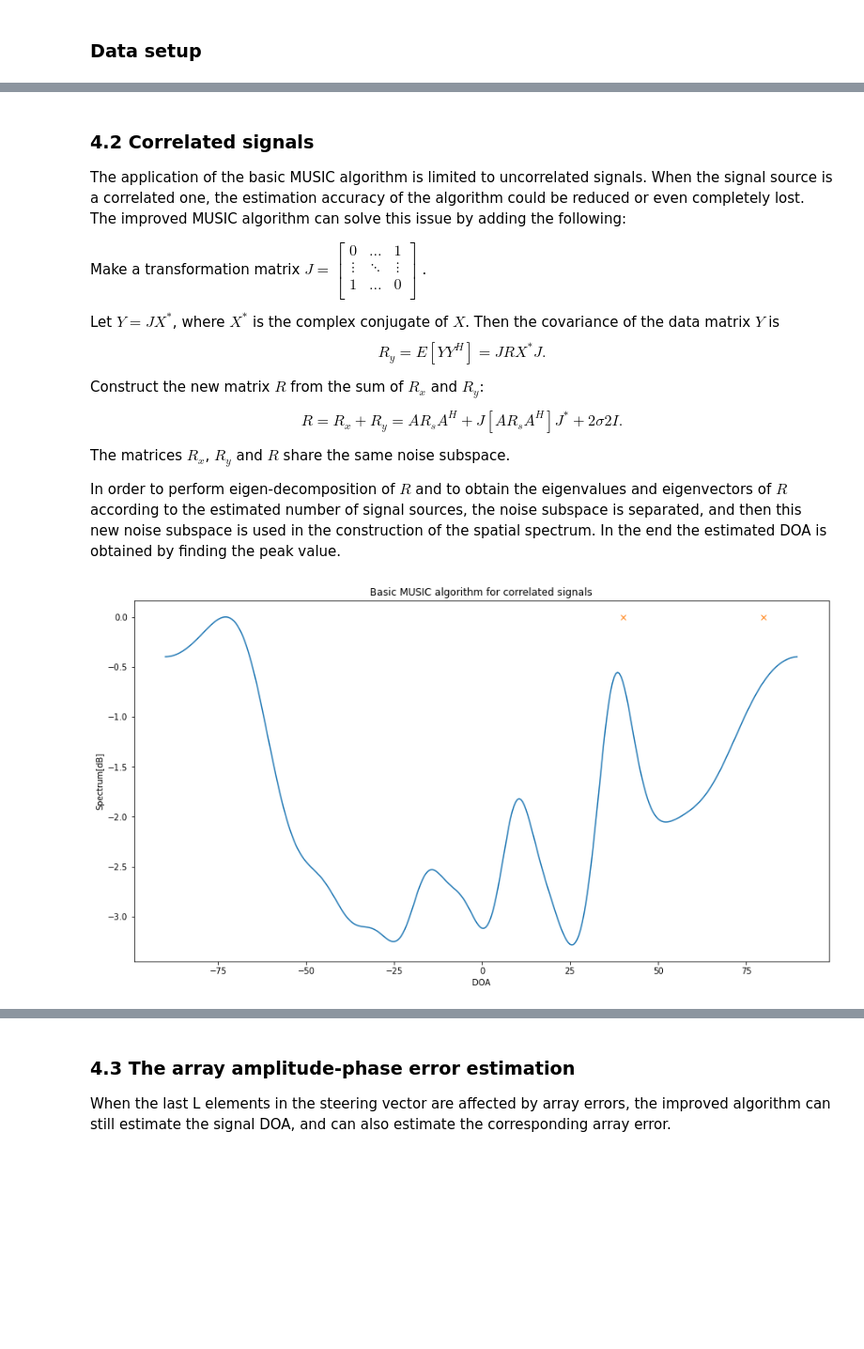
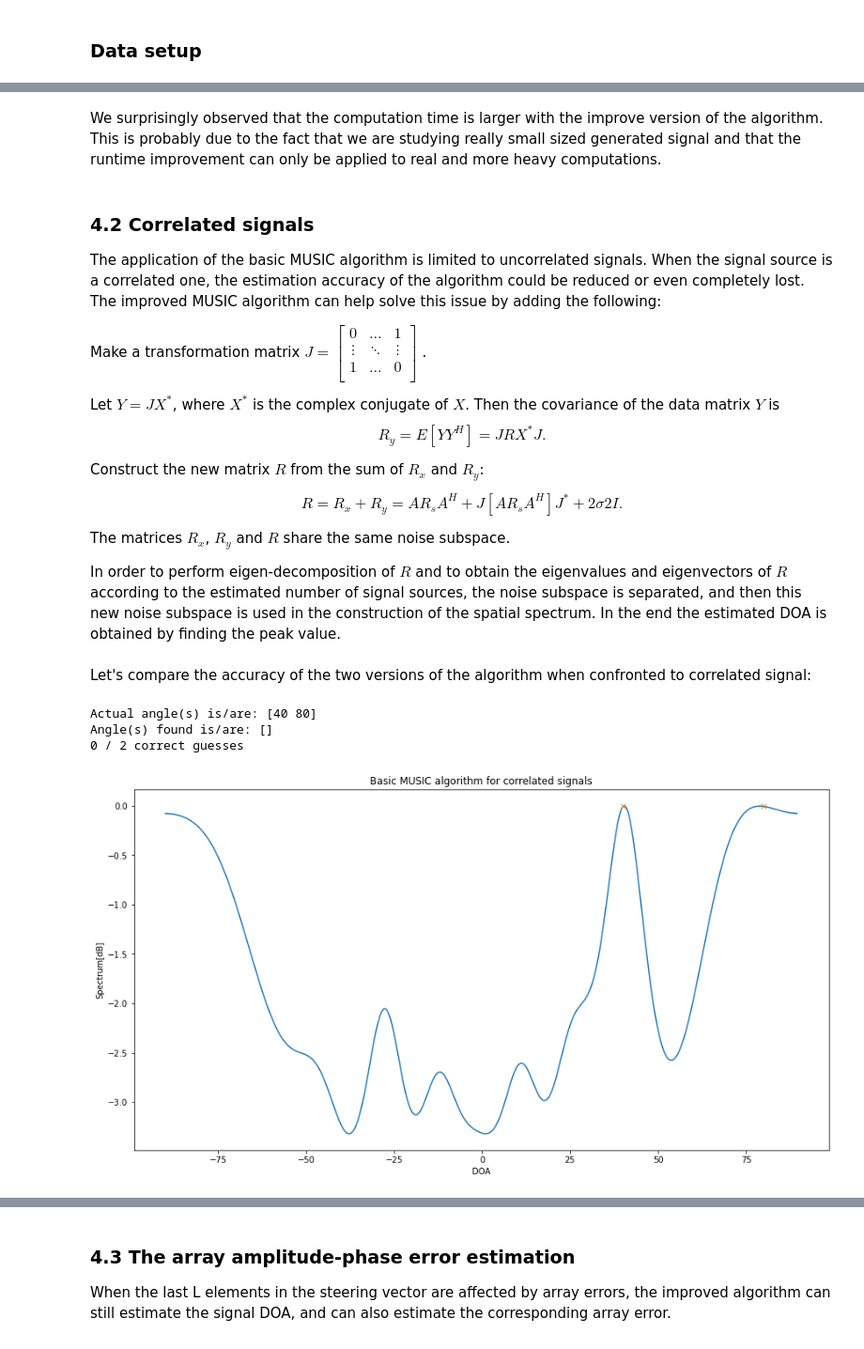
Before and after one commit to rayandaod/MUSIC_for_DOA, a Jupyter notebook: notebooks/generated_data.ipynb, the cells around one changed output, grey strips where cells are left out. Shown at 94% size. Cells and saved outputs as stored; diff of their text form; code cells hidden in the pictures; blank space fills up the shorter version.

```diff
--- a/notebooks/generated_data.ipynb
+++ b/notebooks/generated_data.ipynb
@@ -398,6 +415,8 @@ print(improvedtime.microseconds)
+# %% [markdown]
+We surprisingly observed that the computation time is larger with the improve version of the algorithm. This is probably due to the fact that we are studying really small sized generated signal and that the runtime improvement can only be applied to real and more heavy computations.
 # %% [markdown]
 ### 4.2 Correlated signals
-The application of the basic MUSIC algorithm is limited to uncorrelated signals. When the signal source is a correlated one, the estimation accuracy of the algorithm could be reduced or even completely lost. The improved MUSIC algorithm can solve this issue by adding the following:
+The application of the basic MUSIC algorithm is limited to uncorrelated signals. When the signal source is a correlated one, the estimation accuracy of the algorithm could be reduced or even completely lost. The improved MUSIC algorithm can help solve this issue by adding the following:
 
 Make a transformation matrix
 $ J =
@@ -431,17 +450,23 @@ d = wavelen / 2
 var = 0.01
 
 X = generate_data(M,N,d,wavelen,angles,freqs,var, phase = True)
+# %% [markdown]
+Let's compare the accuracy of the two versions of the algorithm when confronted to correlated signal:
 # %%
 plt.figure(figsize=(15,8))
 Pmusic, peak_search_range= basic_musicDOA(X,M,d,wavelen,thetas)
+find_angles(Pmusic, peak_search_range, angles, prominence=3, width=1)
 plt.plot(peak_search_range, Pmusic)
 plt.plot(angles,np.zeros(angles.size),"x")
 plt.title("Basic MUSIC algorithm for correlated signals")
 plt.xlabel("DOA")
 plt.ylabel("Spectrum[dB]")
 plt.show()
 # %% [output]
+Actual angle(s) is/are: [40 80]
+Angle(s) found is/are: []
+0 / 2 correct guesses
-[figure, old version]
+[figure, new version]
 # %%
 plt.figure(figsize=(15,8))
 Pmusic, peak_search_range= improved_musicDOA(X,M,d,wavelen,thetas,corr="true",L=7)
```
Also changed, not shown: parts of 23 cells of this notebook, 8 other files.
